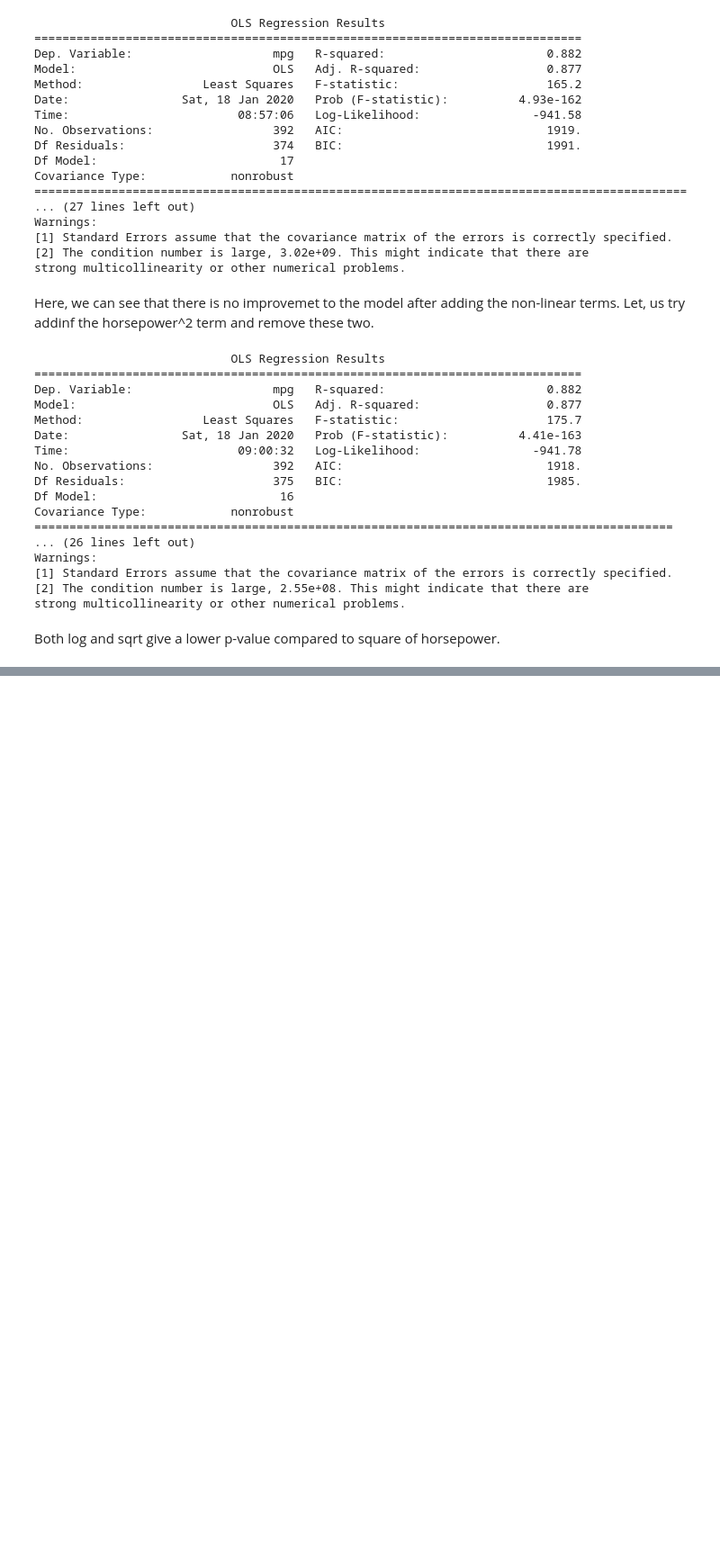
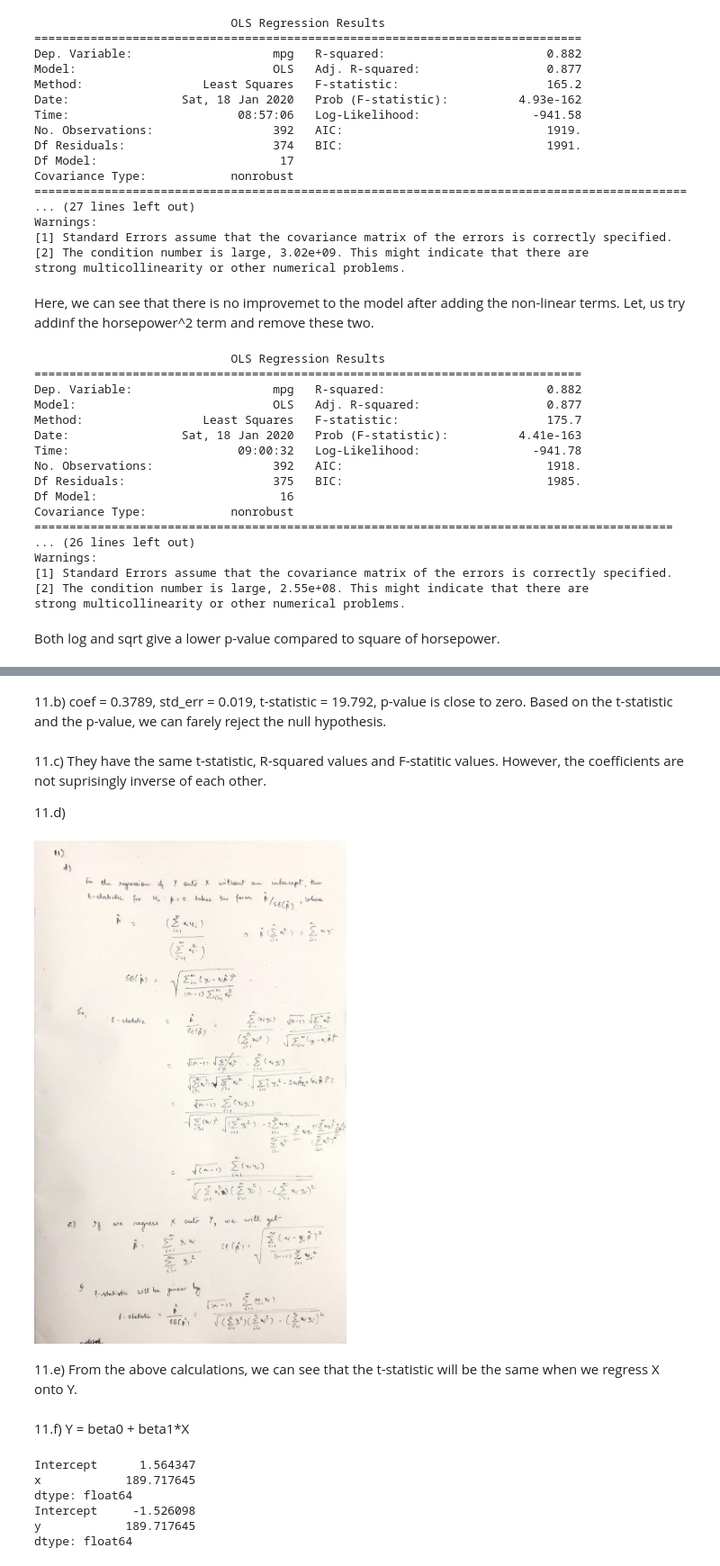
Before and after one commit to akmishra-nitr/ISLRwP, a Jupyter notebook: Chapter 3 - Linear Regression/Chapter 3 Exercises - Applied.ipynb, the cells around one changed output, grey strips where cells are left out. Shown at 90% size. Saved outputs shown, nothing was run; the diff lists cells and outputs as text; code cells hidden in the pictures; blank space fills up the shorter version.

```diff
--- a/Chapter 3 - Linear Regression/Chapter 3 Exercises - Applied.ipynb
+++ b/Chapter 3 - Linear Regression/Chapter 3 Exercises - Applied.ipynb
@@ -610,0 +821,15 @@ Both log and sqrt give a lower p-value compared to square of horsepower.
+# %% [markdown]
+11.b) coef = 0.3789, std_err = 0.019, t-statistic = 19.792, p-value is close to zero. Based on the t-statistic and the p-value, we can farely reject the null hypothesis.
+# %% [markdown]
+11.c) They have the same t-statistic, R-squared values and F-statitic values. However, the coefficients are not suprisingly inverse of each other.
+
+11.d)
+# %%
+from IPython.display import Image
+Image("image/ch311d.jpg")
+# %% [output]
+[figure, added]
+# %% [markdown]
+11.e) From the above calculations, we can see that the t-statistic will be the same when we regress X onto Y.
+# %% [markdown]
+11.f) Y = beta0 + beta1*X
@@ -610,0 +842,15 @@ Both log and sqrt give a lower p-value compared to square of horsepower.
+# %%
+lModel1 = smf.ols('y ~ x',df)
+res1 = lModel1.fit()
+print(res1.tvalues)
+
+lModel2 = smf.ols('x ~ y',df)
+res2 = lModel2.fit()
+print(res2.tvalues)
+# %% [output]
+Intercept      1.564347
+x            189.717645
+dtype: float64
+Intercept     -1.526098
+y            189.717645
+dtype: float64
```
Also changed, not shown: parts of 59 cells of this notebook, 1 other file.
